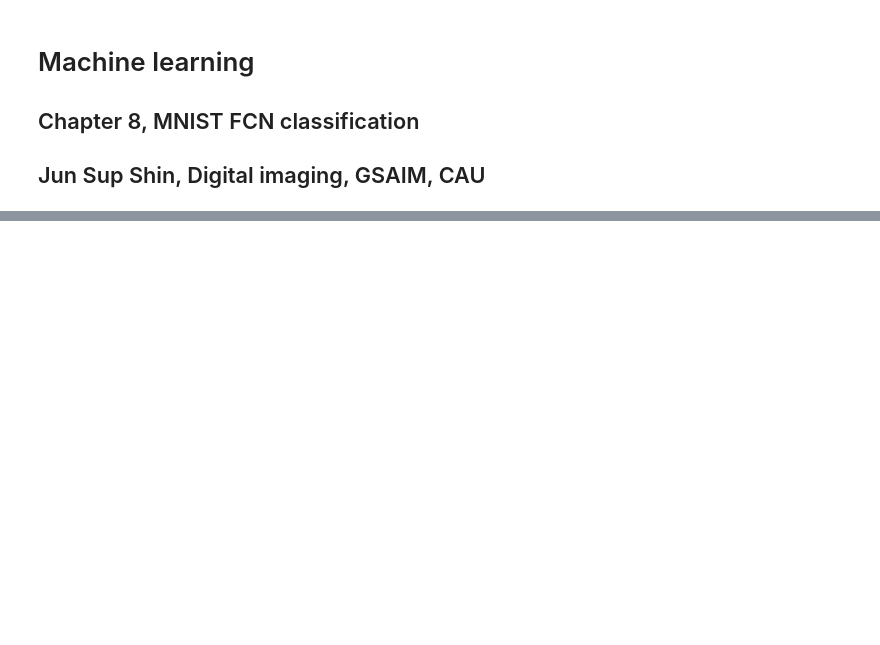
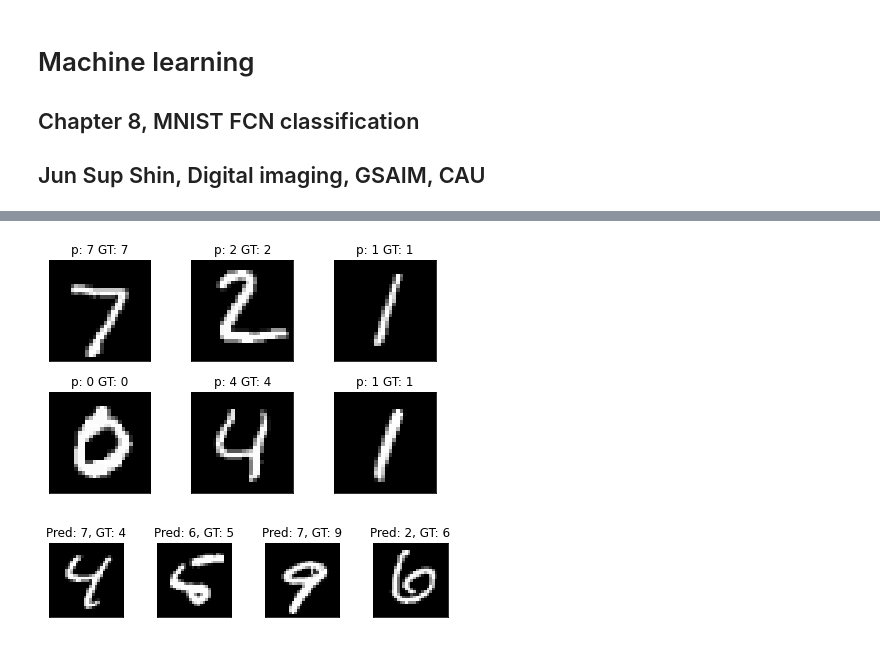
Before and after one commit to cielixer/vilab-ml-study, a Jupyter notebook: ch8/1. MNIST FCN Classification.ipynb, the cells around one changed output, grey strips where cells are left out. Drawn from its saved outputs; the diff is of its cells as text; code cells hidden in the pictures; blank space fills up the shorter version.

```diff
--- a/ch8/1. MNIST FCN Classification.ipynb
+++ b/ch8/1. MNIST FCN Classification.ipynb
@@ -70,6 +57,7 @@ torch.Size([1000, 784])
 # %%
 class Net(nn.Module):
     def __init__(self):
+        super(Net, self).__init__()
         self.fc1 = nn.Linear(784, 16)
         self.fc2 = nn.Linear(16, 10)
 
@@ -79,19 +67,36 @@ class Net(nn.Module):
         x = self.fc2(x)
         return F.log_softmax(x, dim=1)
 # %%
-train_loss = []
-test_loss = []
+train_losses = []
+test_losses = []
+acc = []
 
 def train(model, train_loader, optimizer, epoch):
     model.train()
     for batch_idx, (data, target) in enumerate(train_loader):
+        data, target = data.to(device), target.to(device)
         optimizer.zero_grad()
-        output=model(data)
+        output = model(data)
         loss = F.nll_loss(output, target)
+        train_losses.append(loss.item())
         loss.backward()
         optimizer.step()
-        print(f'Tran Epoch: {epoch} [{batch_idx}] Loss: {loss.item()}')
+        if batch_idx % 10 == 0:
+            print(f'Train Epoch: {epoch} [{batch_idx * len(data)}/{len(train_loader.dataset)}] Loss: {loss.item()}')
 
 def test(model, test_loader):
     model.eval()
     test_loss = 0
+    correct = 0
+    with torch.no_grad():
+        for data, target in test_loader:
+            data, target = data.to(device), target.to(device)
+            output = model(data)
+            test_loss += F.nll_loss(output, target, reduction='sum').item()
+            pred = output.argmax(dim=1, keepdim=True)
+            correct += pred.eq(target.view_as(pred)).sum().item()
+    test_loss /= len(test_loader.dataset)
+    test_losses.append(test_loss)
+
+    print(f'Test : Average loss = {test_loss:.4f}, Accuracy:{correct}/{len(test_loader.dataset)} ({100.0 * correct/len(test_loader.dataset)}%)\n')
+    acc.append(100.0 * correct/len(test_loader.dataset))
@@ -100,8 +103,9 @@ SyntaxError: invalid syntax (<ipython-input-10-1cbe2dbfeeb5>, line 12)
 # %%
-model = Net()
+model = Net().to(device)
 optimizer = optim.Adam(model.parameters(), lr=0.01)
 scheduler = StepLR(optimizer, step_size=1, gamma=0.7)
 
 for epoch in range(1, epoches+1):
     train(model, train_loader, optimizer, epoch)
     test(model, test_loader)
+    scheduler.step()
@@ -107,0 +130,37 @@ for epoch in range(1, epoches+1):
+# %%
+with torch.no_grad():
+    output = model(example_data.to(device))
+
+fig = plt.figure()
+for i in range(6):
+    plt.subplot(2, 3, i+1)
+    plt.tight_layout()
+    plt.imshow(torch.reshape(example_data[i], (28,28)), cmap='gray', interpolation='none')
+    plt.title(f"p: {output.data.max(1, keepdim=True)[1][i].item()} GT: {example_targets[i]}")
+    plt.xticks([])
+    plt.yticks([])
+fig.show()
+# %% [output]
+[figure, added]
+# %%
+wrong_idx = []
+
+for i in range(len(example_data)):
+    if output.data.max(1, keepdim=True)[1][i].item() != example_targets[i]:
+        wrong_idx.append(i)
+
+fig = plt.figure()
+wrong_sz = len(wrong_idx)
+if wrong_sz > 4:
+    wrong_sz = 4
+for i in range(wrong_sz):
+    plt.subplot(1, wrong_sz, i+1)
+    plt.tight_layout()
+    plt.imshow(torch.reshape(example_data[wrong_idx[i]],(28,28)), cmap='gray', interpolation='none')
+    plt.title(f"Pred: {output.data.max(1, keepdim=True)[1][wrong_idx[i]].item()}, GT: {example_targets[wrong_idx[i]]}")
+    plt.xticks([])
+    plt.yticks([])
+
+fig.show()
+# %% [output]
+[figure, added]
```
Also changed, not shown: parts of 5 cells of this notebook, 2 other files.
